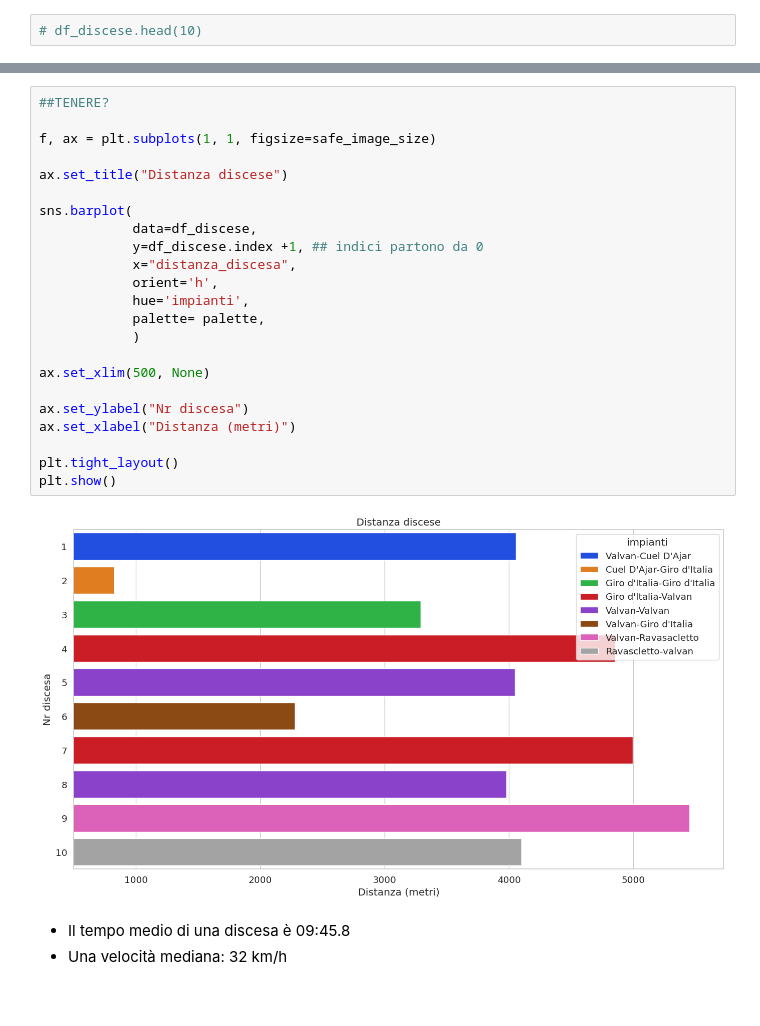
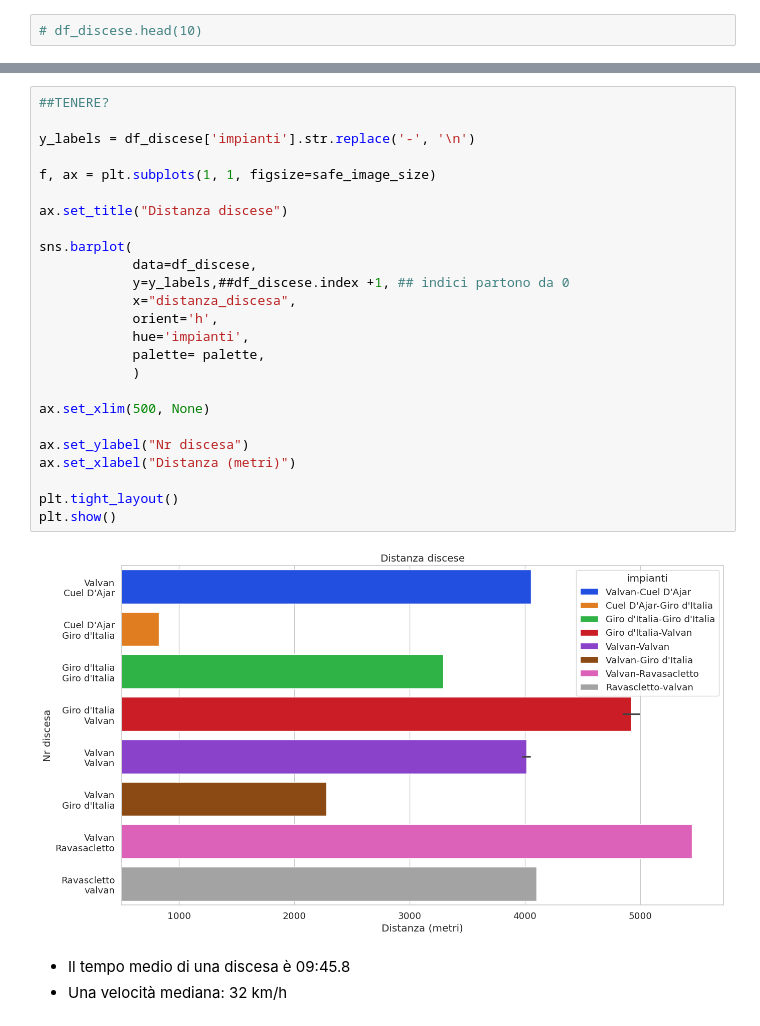
Before and after one commit to thomasmassarutto/DataSlopes, a Jupyter notebook: DataSlopes.ipynb, the cells around one changed output, grey strips where cells are left out. Drawn from its saved outputs; the diff is of its cells as text.

```diff
--- a/DataSlopes.ipynb
+++ b/DataSlopes.ipynb
@@ -732,28 +751,30 @@ plt.show()
 # %%
 ##TENERE?
+
+y_labels = df_discese['impianti'].str.replace('-', '\n')
 
 f, ax = plt.subplots(1, 1, figsize=safe_image_size)
 
 ax.set_title("Distanza discese")
 
 sns.barplot(
             data=df_discese,
-            y=df_discese.index +1, ## indici partono da 0
+            y=y_labels,##df_discese.index +1, ## indici partono da 0
             x="distanza_discesa",
             orient='h',
             hue='impianti',
             palette= palette,
             )
 
 ax.set_xlim(500, None)
 
 ax.set_ylabel("Nr discesa")
 ax.set_xlabel("Distanza (metri)")
 
 plt.tight_layout()
 plt.show()
 # %% [output]
-[figure, old version]
+[figure, new version]
 # %% [markdown]
 - Il tempo medio di una discesa è 09:45.8
 - Una velocità  mediana: 32 km/h
```
Also changed, not shown: parts of 4 cells of this notebook.
